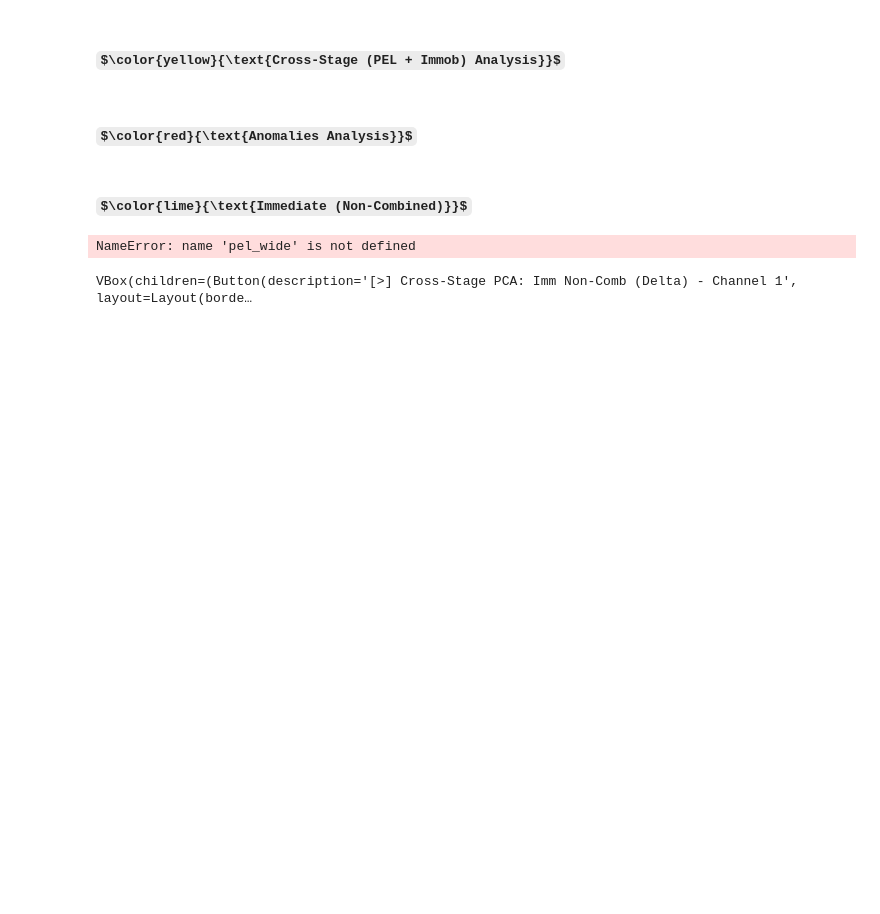
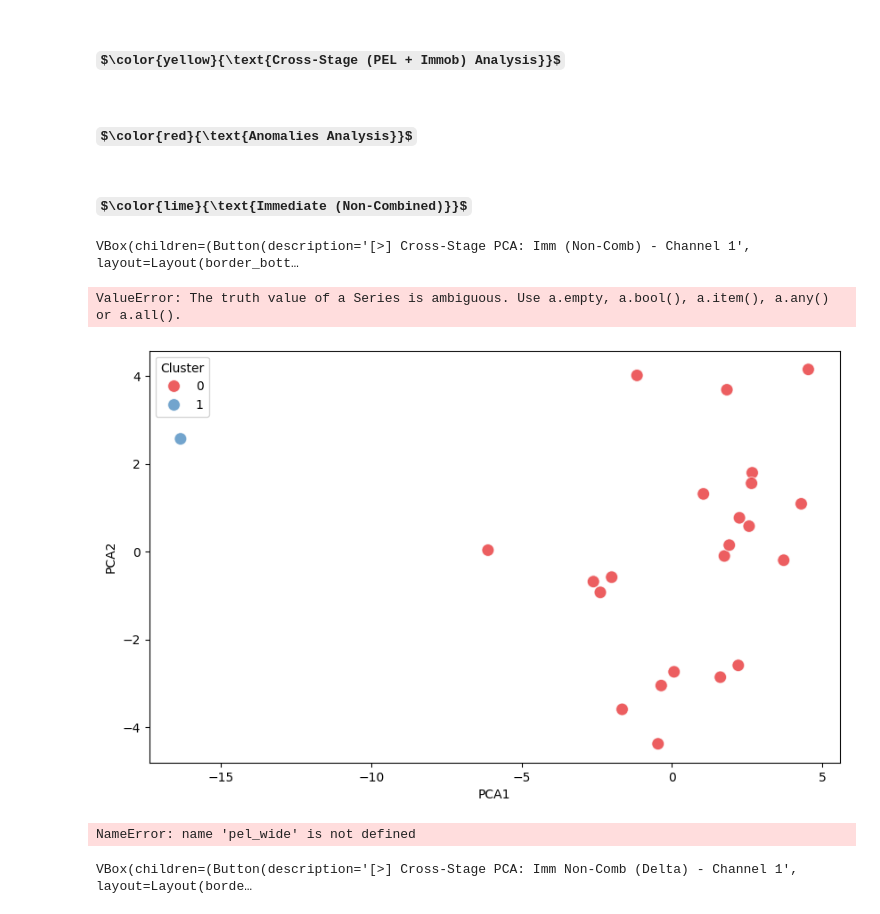
Before and after one commit to Callum88997/Causeway-Sensors, a Jupyter notebook: titan_analysis2.ipynb, the cells around one changed output. Cells and saved outputs as stored; diff of their text form; code cells hidden in the pictures; some formulas as TeX source; blank space fills up the shorter version.

```diff
--- a/titan_analysis2.ipynb
+++ b/titan_analysis2.ipynb
@@ -462,17 +463,17 @@ pel_channels = ['quad_ch1', 'quad_ch2']
 pel_results = {}
 
 # Lists to hold aggregated anomalies for PEL
-outlier_chips_abs_pel, outlier_chips_delta_pel, outlier_chips_intra_pel = [], [], []
+outlier_chips_abs_pel = []
+outlier_chips_delta_pel = []
+outlier_chips_intra_pel = []
 
 for ch in pel_channels:
-    print(f"\n{'='*40}\nAnalyzing PEL for {ch}\n{'='*40}")
-    wide, change_wide, intra_wide, out_abs, out_delta, out_intra = analyse_pel(
-        pel_events_norm, pel_changes, pel_intra,
-        val_col=ch, change_col=f'{ch}_change', intra_val_col=ch,
-        title=f'PEL ({ch})'
-    )
+    print(f"\n{'='*40}\nAnalysing PEL for {ch}\n{'='*40}")
+
+    wide, change_wide, intra_wide, out_abs, out_delta, out_intra = analyse_pel(pel_events_norm, pel_changes, pel_intra, val_col=ch, change_col=f'{ch}_change', intra_val_col=ch, title=f'PEL ({ch})')
 
     pel_results[ch] = {'wide': wide, 'change_wide': change_wide, 'intra_wide': intra_wide}
+
     outlier_chips_abs_pel.extend(out_abs)
     outlier_chips_delta_pel.extend(out_delta)
     outlier_chips_intra_pel.extend(out_intra)
@@ -492,6 +493,9 @@ VBox(children=(Button(description='[>] PEL (quad_ch2) - Intra-stage Kinetics', l
 # %% [markdown]
 ### $\color{red}{\text{Shift per Layer Plot}}$
 # %%
-# Visualises PEL signal shifts across layer transitions
-plot_pel_layer_shifts(pel_changes)
+# Visualises PEL signal shifts across layer transitions for each channel
+for ch in pel_channels:
+
+    # Pass the change_wide dataframe corresponding to the channel
+    plot_pel_layer_shifts(pel_results[ch]['change_wide'], channel_name=ch)
 # %% [output]
@@ -506,18 +510,21 @@ immob_channels = ['channel1', 'channel2']
 
 def run_immob_channel_analysis(norm_df, change_df, intra_df, split_title):
     '''Helper function to run anomaly detection on Channel 1 and Channel 2 independently.'''
+
     split_results = {}
-    out_abs, out_delta, out_intra = [], [], []
+
+    # Lists to hold aggregated anomalies for PEL
+    out_abs = []
+    out_delta = []
+    out_intra = []
 
     for ch in immob_channels:
         print(f"\n{'='*40}\nAnalyzing {split_title} for {ch}\n{'='*40}")
-        wide, change_wide, intra_wide, abs_anom, delta_anom, intra_anom = analyse_immob_split(
-            norm_df, change_df, intra_df,
-            split_name=f'{split_title} ({ch})',
-            val_col=ch, change_col=f'{ch}_change', intra_val_col=ch,
-            title=f'{split_title} ({ch})'
-        )
+
+        wide, change_wide, intra_wide, abs_anom, delta_anom, intra_anom = analyse_immob_split(norm_df, change_df, intra_df, split_name=f'{split_title} ({ch})', val_col=ch, change_col=f'{ch}_change', intra_val_col=ch, title=f'{split_title} ({ch})')
+
         split_results[ch] = {'wide': wide, 'change_wide': change_wide, 'intra_wide': intra_wide}
+
         out_abs.extend(abs_anom)
         out_delta.extend(delta_anom)
         out_intra.extend(intra_anom)
@@ -527,9 +534,7 @@ def run_immob_channel_analysis(norm_df, change_df, intra_df, split_title):
 ### $\color{red}{\text{Immediate (Non-Combined)}}$
 # %%
 # Analyses immediate non-combined immobilisation measurements for anomalies
-imp_results, outliers_imp_abs, outliers_imp_delta, outliers_imp_intra = run_immob_channel_analysis(
-    imp_norm, imp_changes, imp_intra, 'Immob Immediate Non-Comb'
-)
+imp_results, outliers_imp_abs, outliers_imp_delta, outliers_imp_intra = run_immob_channel_analysis(imp_norm, imp_changes, imp_intra, 'Immob Immediate Non-Comb')
 # %% [output]
 ========================================
 Analyzing Immob Immediate Non-Comb for channel1
@@ -728,6 +727,13 @@ Chip ID: B72604R8043 | Curve UUID: cs419e1 | R²: 0.2325
 ### $\color{red}{\text{Anomalies Analysis}}$
 # %% [markdown]
 #### $\color{lime}{\text{Immediate (Non-Combined)}}$
+# %%
+analyse_cross_stage_split(pel_results['quad_ch1']['wide'], imp_results['channel1']['wide'], 'Immediate (Non-Combined)', 'Channel 1', pel_anomalies, imp_anomalies, sc_metrics, title='Cross-Stage PCA: Imm (Non-Comb)')
+analyse_cross_stage_split(pel_results['quad_ch2']['wide'], imp_results['channel2']['wide'], 'Immediate (Non-Combined)', 'Channel 2', pel_anomalies, imp_anomalies, sc_metrics, title='Cross-Stage PCA: Imm (Non-Comb)')
+# %% [output]
+VBox(children=(Button(description='[>] Cross-Stage PCA: Imm (Non-Comb) - Channel 1', layout=Layout(border_bott…
+ValueError: The truth value of a Series is ambiguous. Use a.empty, a.bool(), a.item(), a.any() or a.all().
+[figure, added]
 # %%
 # Compares PEL and immediate non-combined immobilisation signals using PCA
 analyse_cross_stage_split(pel_wide, wide_imp, 'Immediate (Non-Combined)', pel_anomalies, imp_anomalies, sc_metrics, title='Cross-Stage PCA: Imm (Non-Comb)')
```
Also changed, not shown: parts of 8 cells of this notebook, 3 other files.
